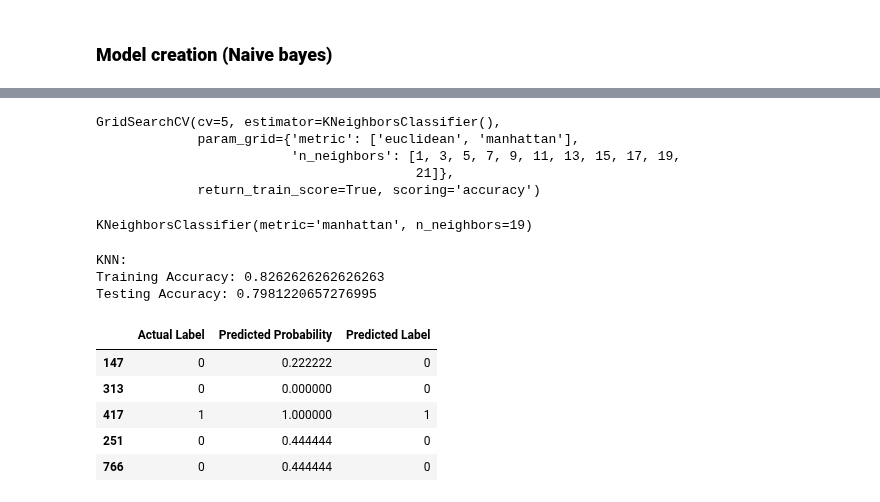
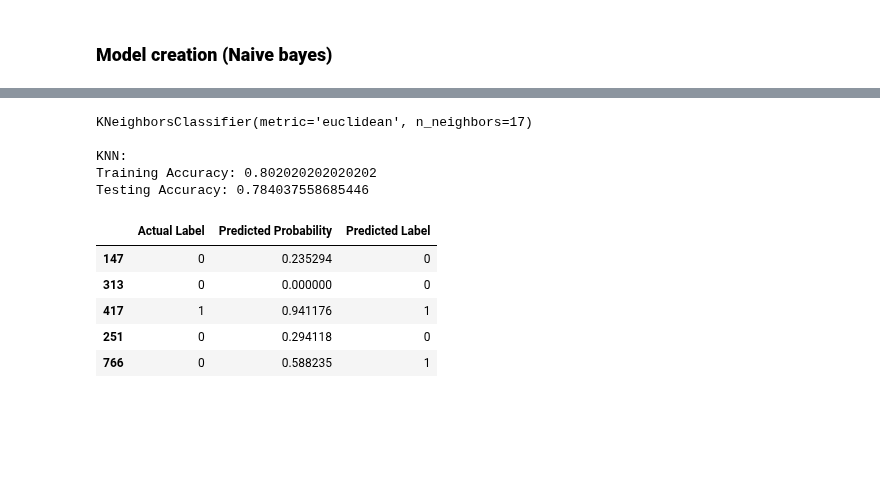
Before and after one commit to aninditadash/Introduction_to_machine_learning, a Jupyter notebook: Classification_Examples/1.Titanic_Data_ML_CV.ipynb, the cells around one changed output, grey strips where cells are left out. Saved outputs shown, nothing was run; the diff lists cells and outputs as text; code cells hidden in the pictures; blank space fills up the shorter version.

```diff
--- a/Classification_Examples/1.Titanic_Data_ML_CV.ipynb
+++ b/Classification_Examples/1.Titanic_Data_ML_CV.ipynb
@@ -358,5 +360,5 @@ X_test.head()
 # %%
-# X_train[numerical_columns] = scaler.fit_transform(X_train[numerical_columns])
-# X_test[numerical_columns] = scaler.transform(X_test[numerical_columns])
+X_train[numerical_columns] = scaler.fit_transform(X_train[numerical_columns])
+X_test[numerical_columns] = scaler.transform(X_test[numerical_columns])
 # %% [markdown]
 ### __Model creation (Logistic Regression)__
@@ -565,11 +653,11 @@ X_train.head()
 # %%
 scaler = StandardScaler()
 
-X_train = scaler.fit_transform(X_train)
-X_test = scaler.transform(X_test)
+X_train[numerical_columns] = scaler.fit_transform(X_train[numerical_columns])
+X_test[numerical_columns] = scaler.transform(X_test[numerical_columns])
 # %%
 normalizer = Normalizer()
 
-X_train = normalizer.fit_transform(X_train)
-X_test = normalizer.transform(X_test)
+X_train[numerical_columns] = normalizer.fit_transform(X_train[numerical_columns])
+X_test[numerical_columns] = normalizer.transform(X_test[numerical_columns])
 # %%
@@ -591,7 +672,7 @@ array([[-0.8563913 ,  0.27057275, -0.01820633, ..., -0.15857403,
 # %%
 # Define the parameters for GridSearchCV
 param_grid = {
-    'n_neighbors': [1,3,5,7,9,11,13,15,17,19,21],
+    'n_neighbors': [1,3,5,7,9,11,13,15,17,19,21,23],
     'metric': ['euclidean', 'manhattan']
 }
 
@@ -599,52 +680,45 @@ knn_model = KNeighborsClassifier()
 
 grid_search_knn = GridSearchCV(estimator=knn_model, param_grid=param_grid, cv=5, scoring='accuracy', return_train_score=True)
 grid_search_knn.fit(X_train, y_train)
+
+# Getting the best estimator
+best_knn = grid_search_knn.best_estimator_
+print(best_knn)
+
+# Predict on the training and testing set
+y_pred_train_knn = best_knn.predict(X_train)
+y_pred_test_knn = best_knn.predict(X_test)
+
+# Calculate the training and testing accuracy
+training_accuracy = accuracy_score(y_train, y_pred_train_knn)
+testing_accuracy = accuracy_score(y_test, y_pred_test_knn)
+print("\nKNN:")
+print(f"Training Accuracy: {training_accuracy}")
+print(f"Testing Accuracy: {testing_accuracy}")
+
+y_pred_test_proba_knn = best_knn.predict_proba(X_test)[:, 1]
 # %% [output]
-GridSearchCV(cv=5, estimator=KNeighborsClassifier(),
-             param_grid={'metric': ['euclidean', 'manhattan'],
-                         'n_neighbors': [1, 3, 5, 7, 9, 11, 13, 15, 17, 19,
-                                         21]},
-             return_train_score=True, scoring='accuracy')
+KNeighborsClassifier(metric='euclidean', n_neighbors=17)
+
+KNN:
+Training Accuracy: 0.802020202020202
+Testing Accuracy: 0.784037558685446
-# %%
-# Getting the best estimator
-
-best_knn = grid_search_knn.best_estimator_
-best_knn
-# %% [output]
-KNeighborsClassifier(metric='manhattan', n_neighbors=19)
-# %%
-# Predict on the training and testing set
-y_pred_train_knn = best_knn.predict(X_train)
-y_pred_test_knn = best_knn.predict(X_test)
-
-# Calculate the training and testing accuracy
-training_accuracy = accuracy_score(y_train, y_pred_train_knn)
-testing_accuracy = accuracy_score(y_test, y_pred_test_knn)
-print("\nKNN:")
-print(f"Training Accuracy: {training_accuracy}")
-print(f"Testing Accuracy: {testing_accuracy}")
-
-y_pred_test_proba_knn = best_knn.predict_proba(X_test)[:, 1]
-# %% [output]
-KNN:
-Training Accuracy: 0.8262626262626263
-Testing Accuracy: 0.7981220657276995
 # %%
-results_df = pd.DataFrame({
+results_df_knn = pd.DataFrame({
     'Actual Label': y_test,
     'Predicted Probability': y_pred_test_proba_knn,
     'Predicted Label': y_pred_test_knn,
 })
 
 # Display the first 5 instances in the result dataframe
-results_df.head()
+results_df_knn.head()
 # %% [output]
 |  | Actual Label | Predicted Probability | Predicted Label |
-| 147 | 0 | 0.222222 | 0 |
+| 147 | 0 | 0.235294 | 0 |
 | 313 | 0 | 0.000000 | 0 |
-| 417 | 1 | 1.000000 | 1 |
-| 251 | 0 | 0.444444 | 0 |
-| 766 | 0 | 0.444444 | 0 |
+| 417 | 1 | 0.941176 | 1 |
+| 251 | 0 | 0.294118 | 0 |
+| 766 | 0 | 0.588235 | 1 |
 # %%
 best_knn_params = grid_search_knn.best_params_
 best_knn_params
```
Also changed, not shown: parts of 57 cells of this notebook, 5 other files.
